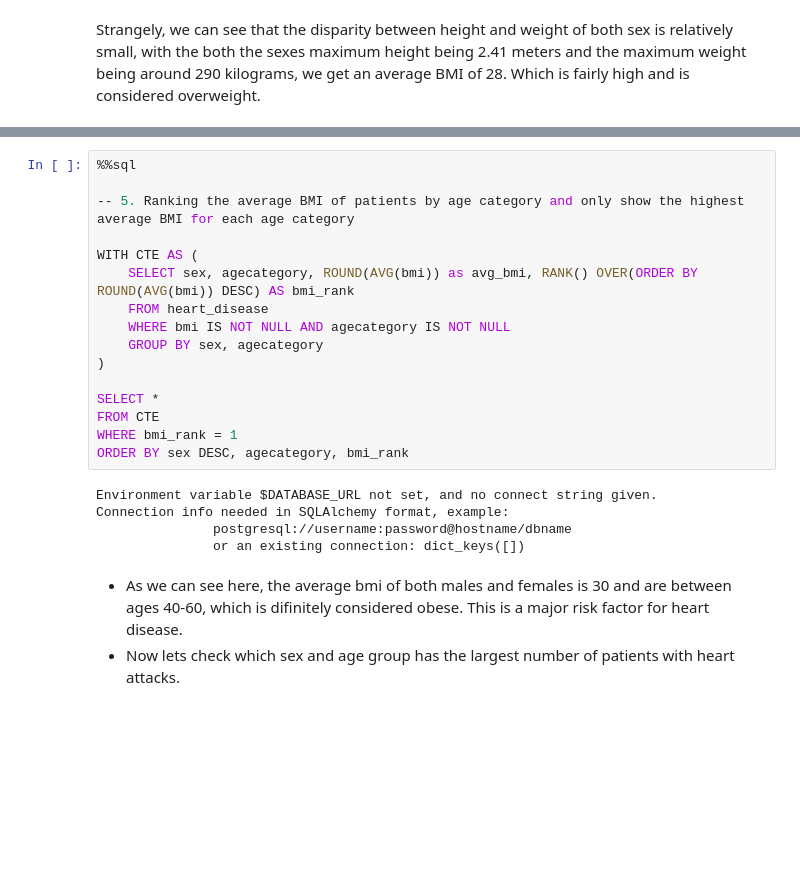
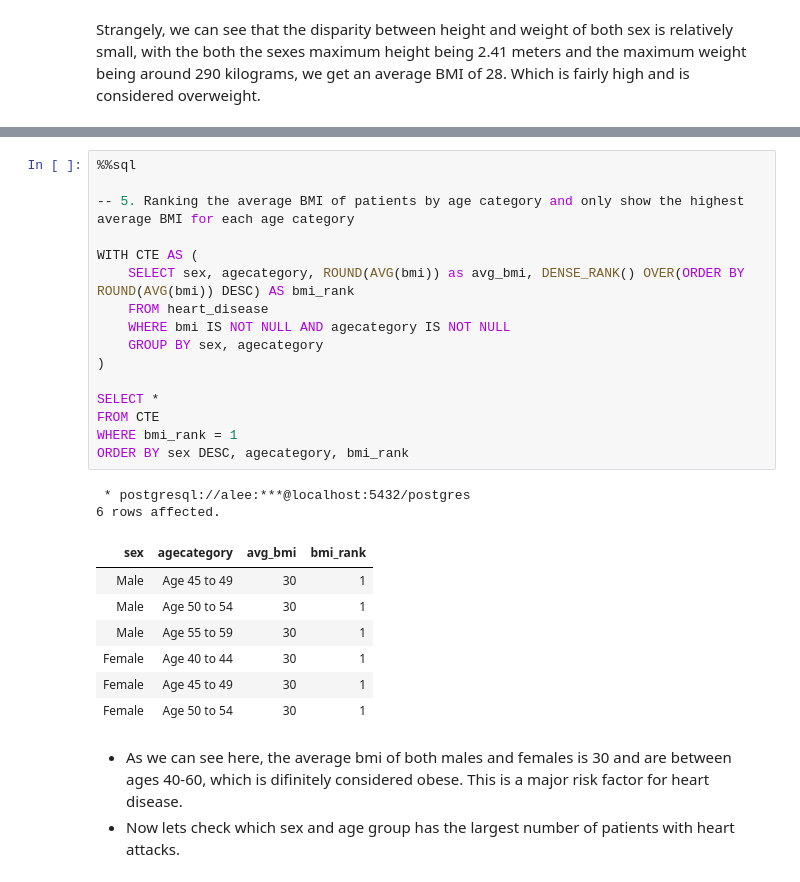
Before and after one commit to theCodeCS/heart_disease_predictor, a Jupyter notebook: heart_disease_predictor/heart_disease.ipynb, the cells around one changed output, grey strips where cells are left out. Saved outputs shown, nothing was run; the diff lists cells and outputs as text; blank space fills up the shorter version.

```diff
--- a/heart_disease_predictor/heart_disease.ipynb
+++ b/heart_disease_predictor/heart_disease.ipynb
@@ -141,24 +161,29 @@ Connection info needed in SQLAlchemy format, example:
 # %%
 %%sql
 
 -- 5. Ranking the average BMI of patients by age category and only show the highest average BMI for each age category
 
 WITH CTE AS (
-    SELECT sex, agecategory, ROUND(AVG(bmi)) as avg_bmi, RANK() OVER(ORDER BY ROUND(AVG(bmi)) DESC) AS bmi_rank
+    SELECT sex, agecategory, ROUND(AVG(bmi)) as avg_bmi, DENSE_RANK() OVER(ORDER BY ROUND(AVG(bmi)) DESC) AS bmi_rank
     FROM heart_disease
     WHERE bmi IS NOT NULL AND agecategory IS NOT NULL
     GROUP BY sex, agecategory
 )
 
 SELECT *
 FROM CTE
 WHERE bmi_rank = 1
 ORDER BY sex DESC, agecategory, bmi_rank
 # %% [output]
-Environment variable $DATABASE_URL not set, and no connect string given.
-Connection info needed in SQLAlchemy format, example:
-               postgresql://username:password@hostname/dbname
-               or an existing connection: dict_keys([])
+ * postgresql://alee:***@localhost:5432/postgres
+6 rows affected.
+| sex | agecategory | avg_bmi | bmi_rank |
+| Male | Age 45 to 49 | 30 | 1 |
+| Male | Age 50 to 54 | 30 | 1 |
+| Male | Age 55 to 59 | 30 | 1 |
+| Female | Age 40 to 44 | 30 | 1 |
+| Female | Age 45 to 49 | 30 | 1 |
+| Female | Age 50 to 54 | 30 | 1 |
 # %% [markdown]
 - As we can see here, the average bmi of both males and females is 30 and are between ages 40-60, which is difinitely considered obese. This is a major risk factor for heart disease.
 - Now lets check which sex and age group has the largest number of patients with heart attacks.
```
Also changed, not shown: parts of 13 cells of this notebook, 1 other file.
